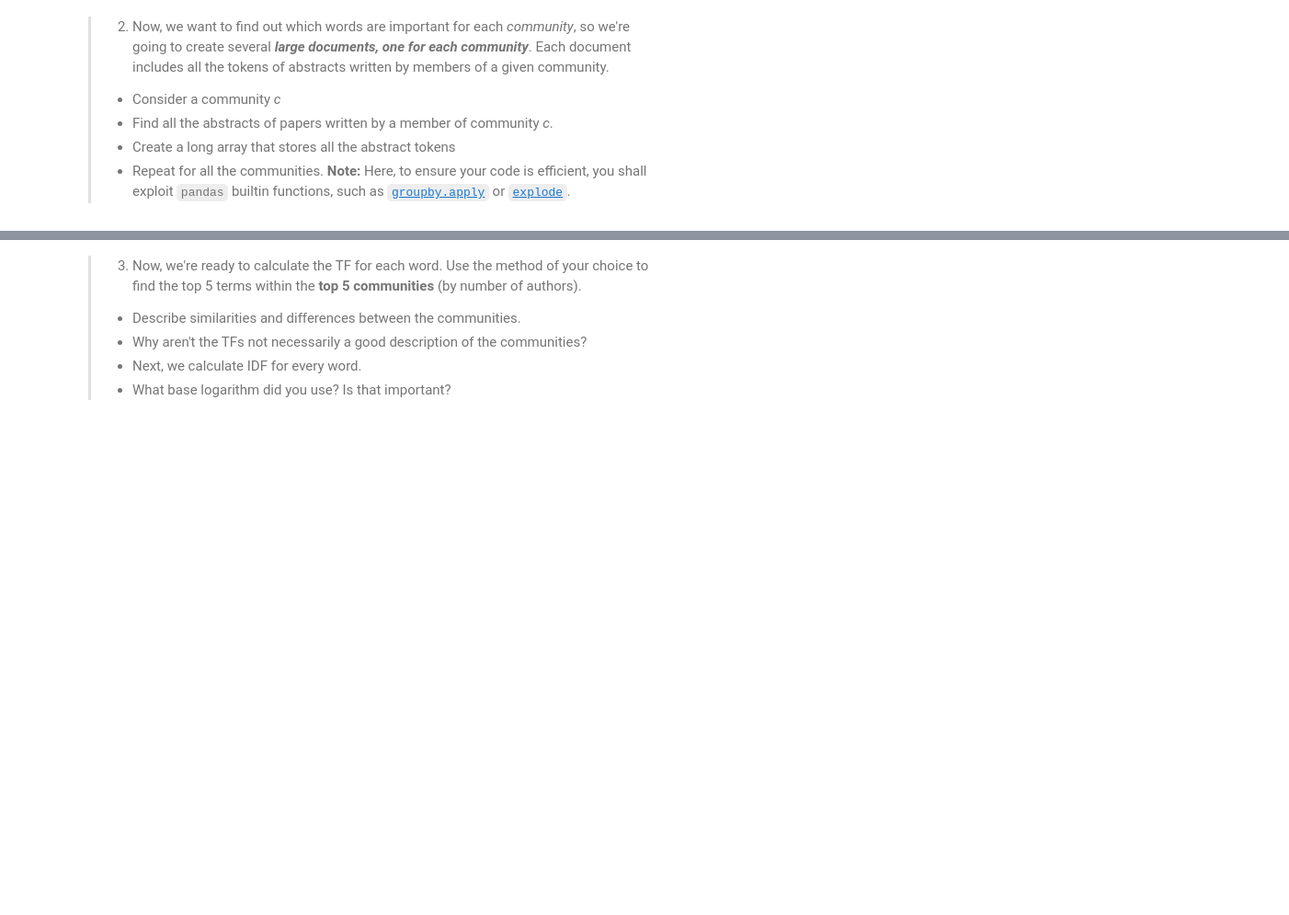
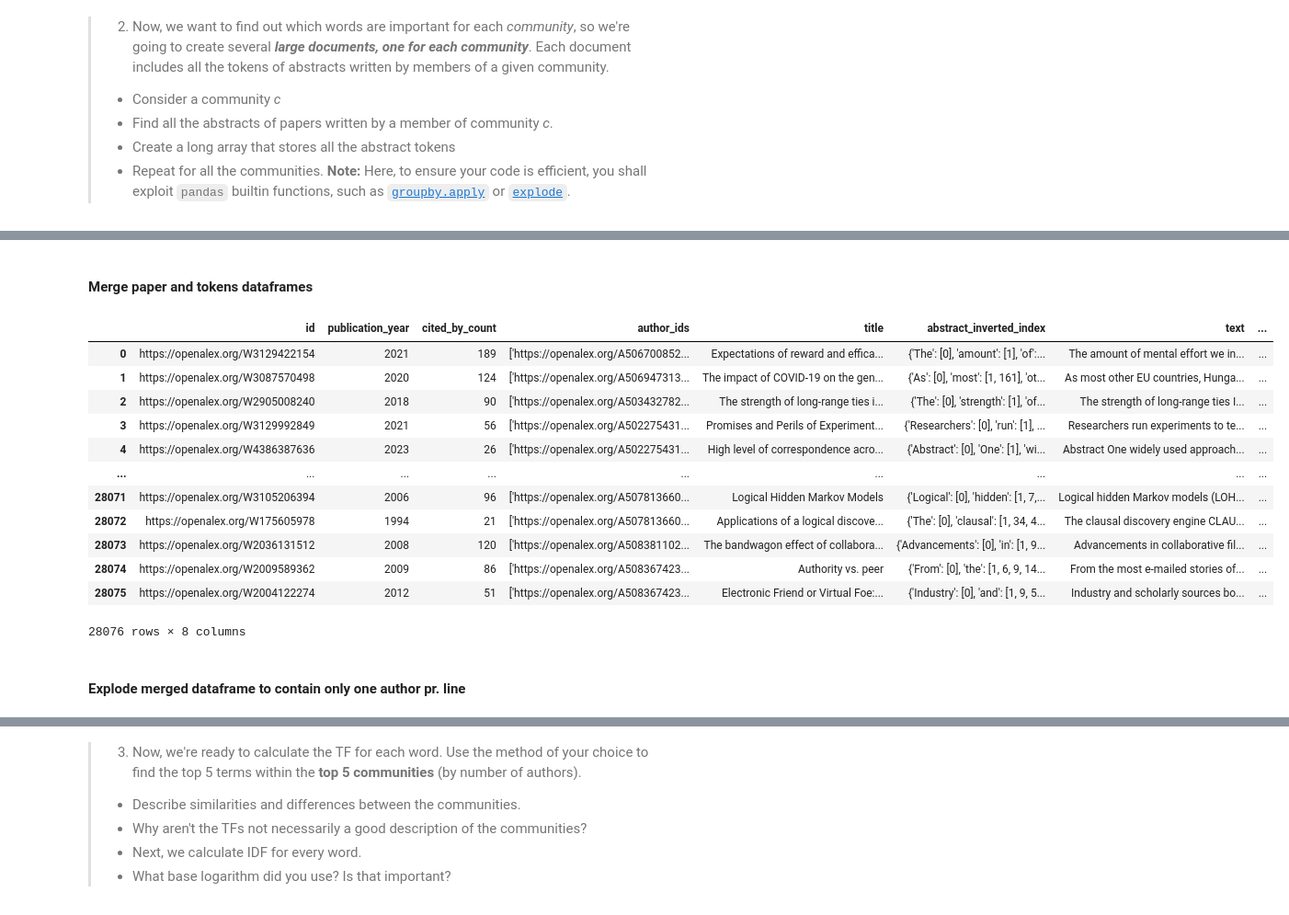
Before and after one commit to claralb2002/Social-Computational-Science-Assignment-1, a Jupyter notebook: Assignment_2/Assignment2.ipynb, the cells around one changed output, grey strips where cells are left out. Shown at 92% size. Saved outputs shown, nothing was run; the diff lists cells and outputs as text; code cells hidden in the pictures; blank space fills up the shorter version.

```diff
--- a/Assignment_2/Assignment2.ipynb
+++ b/Assignment_2/Assignment2.ipynb
@@ -678,0 +747,3 @@ These exercises are taken from Week 8
+# %%
+papers = pd.read_csv("final_papers.csv")
+papers
@@ -678,0 +764,3 @@ These exercises are taken from Week 8
+# %%
+abstracts = pd.read_csv("abstracts_with_collocations.csv")
+abstracts
@@ -678,0 +781,24 @@ These exercises are taken from Week 8
+# %%
+abstracts = abstracts.dropna(subset=['abstract_inverted_index'])
+# %% [markdown]
+#### Merge paper and tokens dataframes
+# %%
+# merge papers and tokens
+papers_with_abstract= papers.merge(abstracts, left_on='id', right_on='id')
+papers_with_abstract
+# %% [output]
+|  | id | publication_year | cited_by_count | author_ids | title | abstract_inverted_index | text | ... |
+| 0 | https://openalex.org/W3129422154 | 2021 | 189 | ['https://openalex.org/A506700852... | Expectations of reward and effica... | {'The': [0], 'amount': [1], 'of':... | The amount of mental effort we in... | ... |
+| 1 | https://openalex.org/W3087570498 | 2020 | 124 | ['https://openalex.org/A506947313... | The impact of COVID-19 on the gen... | {'As': [0], 'most': [1, 161], 'ot... | As most other EU countries, Hunga... | ... |
+| 2 | https://openalex.org/W2905008240 | 2018 | 90 | ['https://openalex.org/A503432782... | The strength of long-range ties i... | {'The': [0], 'strength': [1], 'of... | The strength of long-range ties I... | ... |
+| 3 | https://openalex.org/W3129992849 | 2021 | 56 | ['https://openalex.org/A502275431... | Promises and Perils of Experiment... | {'Researchers': [0], 'run': [1], ... | Researchers run experiments to te... | ... |
+| 4 | https://openalex.org/W4386387636 | 2023 | 26 | ['https://openalex.org/A502275431... | High level of correspondence acro... | {'Abstract': [0], 'One': [1], 'wi... | Abstract One widely used approach... | ... |
+| ... | ... | ... | ... | ... | ... | ... | ... | ... |
+| 28071 | https://openalex.org/W3105206394 | 2006 | 96 | ['https://openalex.org/A507813660... | Logical Hidden Markov Models | {'Logical': [0], 'hidden': [1, 7,... | Logical hidden Markov models (LOH... | ... |
+| 28072 | https://openalex.org/W175605978 | 1994 | 21 | ['https://openalex.org/A507813660... | Applications of a logical discove... | {'The': [0], 'clausal': [1, 34, 4... | The clausal discovery engine CLAU... | ... |
+| 28073 | https://openalex.org/W2036131512 | 2008 | 120 | ['https://openalex.org/A508381102... | The bandwagon effect of collabora... | {'Advancements': [0], 'in': [1, 9... | Advancements in collaborative fil... | ... |
+| 28074 | https://openalex.org/W2009589362 | 2009 | 86 | ['https://openalex.org/A508367423... | Authority vs. peer | {'From': [0], 'the': [1, 6, 9, 14... | From the most e-mailed stories of... | ... |
+| 28075 | https://openalex.org/W2004122274 | 2012 | 51 | ['https://openalex.org/A508367423... | Electronic Friend or Virtual Foe:... | {'Industry': [0], 'and': [1, 9, 5... | Industry and scholarly sources bo... | ... |
+28076 rows × 8 columns
+# %% [markdown]
+#### Explode merged dataframe to contain only one author pr. line
```
Also changed, not shown: parts of 50 cells of this notebook.
